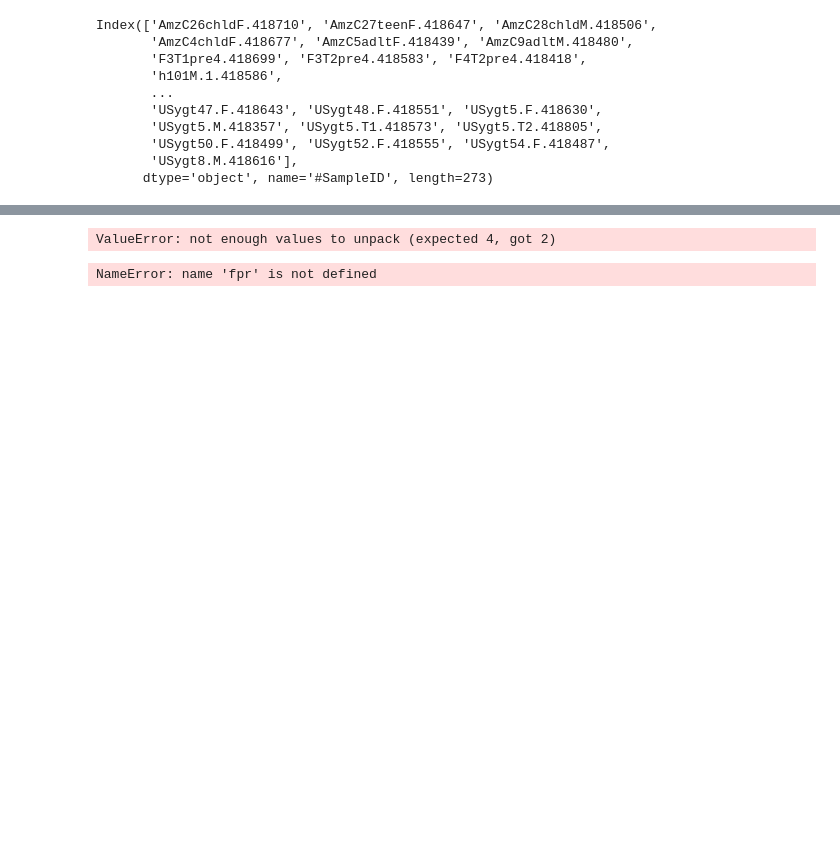
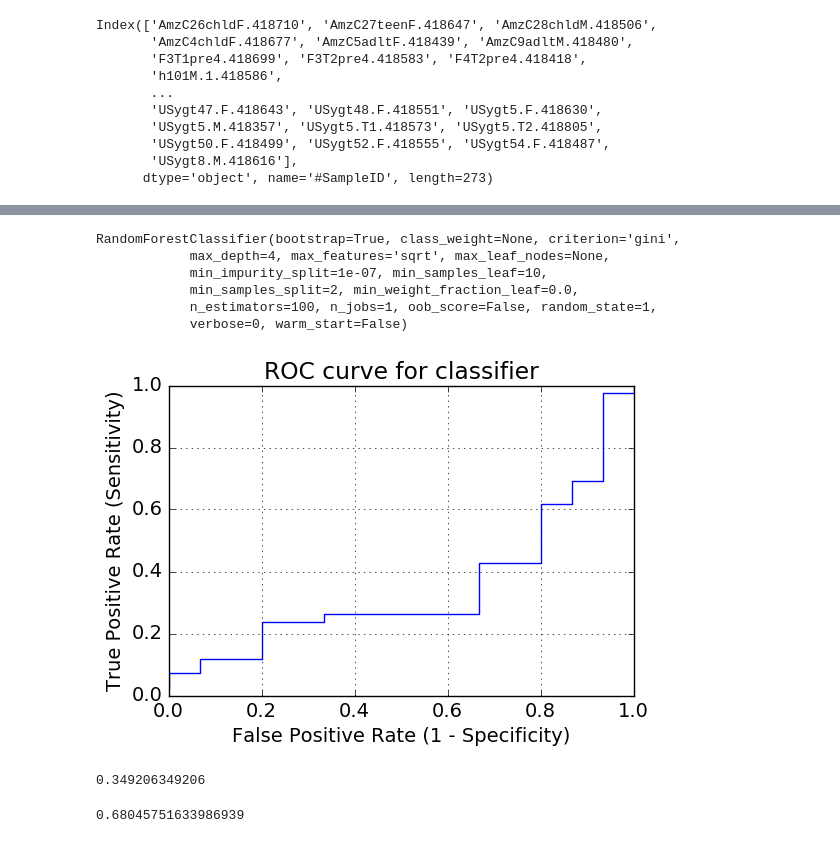
Before and after one commit to afcarl/PythonScript, a Jupyter notebook: ROC.ipynb, the cells around one changed output, grey strips where cells are left out. Cells and saved outputs as stored; diff of their text form; code cells hidden in the pictures; blank space fills up the shorter version.

```diff
--- a/ROC.ipynb
+++ b/ROC.ipynb
@@ -118,7 +113,4 @@ USygt9.M.418560          0       0       0        0       1       0      0
 # %%
 #Split data into test, train, validation sets (60% training, 20% test, 20% validation)
 #X_train, X_test, y_train, y_test = train_test_split(c.fillna(0).as_matrix(), y_2.treatment, test_size=0.50)
-X_train, X_test, y_train, y_test = train_test_split(c.fillna(0).as_matrix(), test_size=0.4,random_state=0)
-X_test, X_val, y_test, y_val = train_test_split(X_test, y_test, test_size=0.5)
+X_train, X_test, y_train, y_test = train_test_split(c.fillna(0).as_matrix(), y_2.bmi_group_binned,random_state=0)
-# %% [output]
-ValueError: not enough values to unpack (expected 4, got 2)
@@ -153,15 +117,41 @@ ValueError: not enough values to unpack (expected 4, got 2)
+# %%
+# Learn to predict each class against the other
+classifier = RandomForestClassifier(max_features='sqrt', min_samples_split=2, n_estimators=100, max_depth=4, min_samples_leaf=10, random_state=1)
+classifier.fit(X_train, y_train)
+# %% [output]
+RandomForestClassifier(bootstrap=True, class_weight=None, criterion='gini',
+            max_depth=4, max_features='sqrt', max_leaf_nodes=None,
+            min_impurity_split=1e-07, min_samples_leaf=10,
+            min_samples_split=2, min_weight_fraction_leaf=0.0,
+            n_estimators=100, n_jobs=1, oob_score=False, random_state=1,
+            verbose=0, warm_start=False)
+# %%
+#0 is obese
+y_pred_prob = classifier.predict_proba(X_test)[:, 0]
+
+#can make 2 graphs with 0 and 1
+# %%
+%matplotlib inline
+import matplotlib.pyplot as plt
+plt.rcParams['font.size'] = 14
 # %%
-plt.figure()
-lw = 2
-plt.plot(fpr[2], tpr[2], color='darkorange',
-         lw=lw, label='ROC curve (area = %0.2f)' % roc_auc[2])
-plt.plot([0, 1], [0, 1], color='navy', lw=lw, linestyle='--')
+fpr, tpr, thresholds = metrics.roc_curve(y_test, y_pred_prob)
+plt.plot(fpr, tpr)
 plt.xlim([0.0, 1.0])
-plt.ylim([0.0, 1.05])
-plt.xlabel('False Positive Rate')
-plt.ylabel('True Positive Rate')
-plt.title('Receiver operating characteristic example')
-plt.legend(loc="lower right")
-plt.show()
+plt.ylim([0.0, 1.0])
+plt.title('ROC curve for classifier')
+plt.xlabel('False Positive Rate (1 - Specificity)')
+plt.ylabel('True Positive Rate (Sensitivity)')
+plt.grid(True)
 # %% [output]
-NameError: name 'fpr' is not defined
+[figure, added]
+# %%
+print(metrics.roc_auc_score(y_test, y_pred_prob))
+# %% [output]
+0.349206349206
+# %%
+#this value should match the results in the group log
+from sklearn.cross_validation import cross_val_score
+cross_val_score(classifier, c.fillna(0).as_matrix(), y_2.bmi_group_binned, cv=10, scoring='roc_auc').mean()
+# %% [output]
+0.68045751633986939
```
Also changed, not shown: parts of 8 cells of this notebook.
